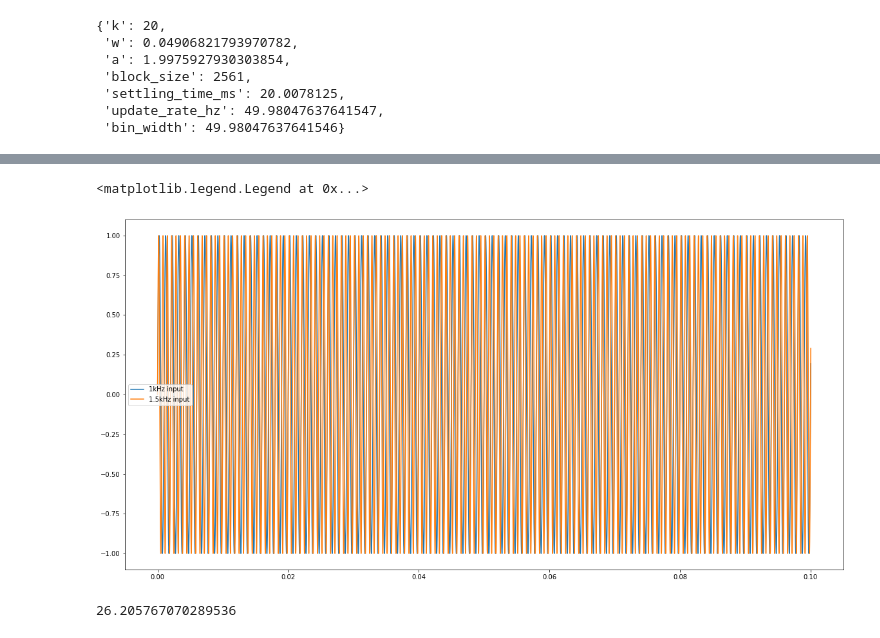
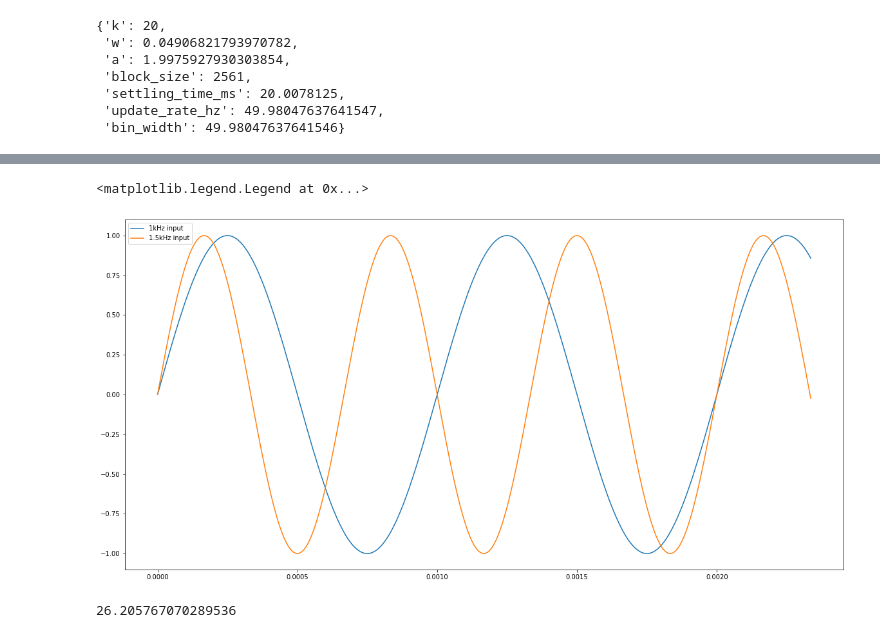
Before and after one commit to LukeGary462/ee-calculators, a Jupyter notebook: dsp/goertzel-manual.ipynb, the cells around one changed output, grey strips where cells are left out. Drawn from its saved outputs; the diff is of its cells as text; code cells hidden in the pictures.

```diff
--- a/dsp/goertzel-manual.ipynb
+++ b/dsp/goertzel-manual.ipynb
@@ -58,18 +73,18 @@ plt.legend(loc='best')
 # %%
 #test signal, 1k, NUM_BLOCKS blocks worth
 NUM_BLOCKS=5
 fs = gtzl.sample_rate
 end_time = (1/fs)*gtzl.block_size*NUM_BLOCKS
 time = np.arange(0, end_time, (1/fs))
 signal_60 = np.sin(2*np.pi*60*time)
 signal_1k = np.sin(2*np.pi*1e3*time)
 signal_1k5 = np.sin(2*np.pi*1.5e3*time)
-plt.plot(time, signal_1k, label='1kHz input')
-plt.plot(time, signal_1k5, label='1.5kHz input')
+plt.plot(time[0:300], signal_1k[0:300], label='1kHz input')
+plt.plot(time[0:300], signal_1k5[0:300], label='1.5kHz input')
 plt.legend(loc='best')
 # %% [output]
 <matplotlib.legend.Legend at 0x...>
-[figure, old version]
+[figure, new version]
 # %%
 output1 = [gtzl.update(_s, realtime=True) for _s in signal_1k]
 output2 = [gtzl.update(_s, realtime=True) for _s in signal_1k5]
```
Also changed, not shown: parts of 6 cells of this notebook, 7 other files.
